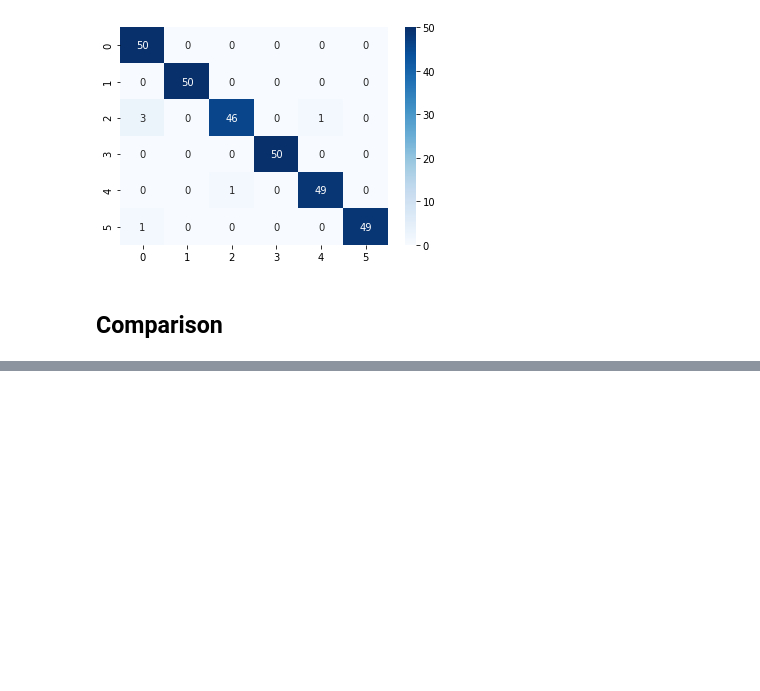
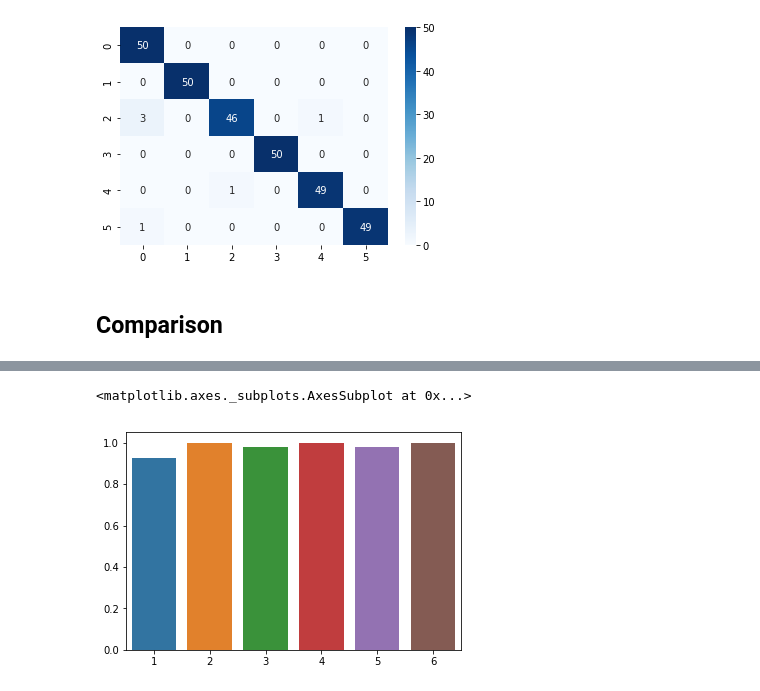
Before and after one commit to giadaconfo/time-series-classification, a Jupyter notebook: tsc_comparison.ipynb, the cells around one changed output, grey strips where cells are left out. Saved outputs shown, nothing was run; the diff lists cells and outputs as text; code cells hidden in the pictures; blank space fills up the shorter version.

```diff
--- a/tsc_comparison.ipynb
+++ b/tsc_comparison.ipynb
@@ -299,0 +337,5 @@ precision_recall_fscore_support(y_test, y_pred_svc)
+# %%
+sns.barplot(x =[1,2,3,4,5,6], y=svc_p)
+# %% [output]
+<matplotlib.axes._subplots.AxesSubplot at 0x...>
+[figure, added]
```
Also changed, not shown: parts of 41 cells of this notebook.
